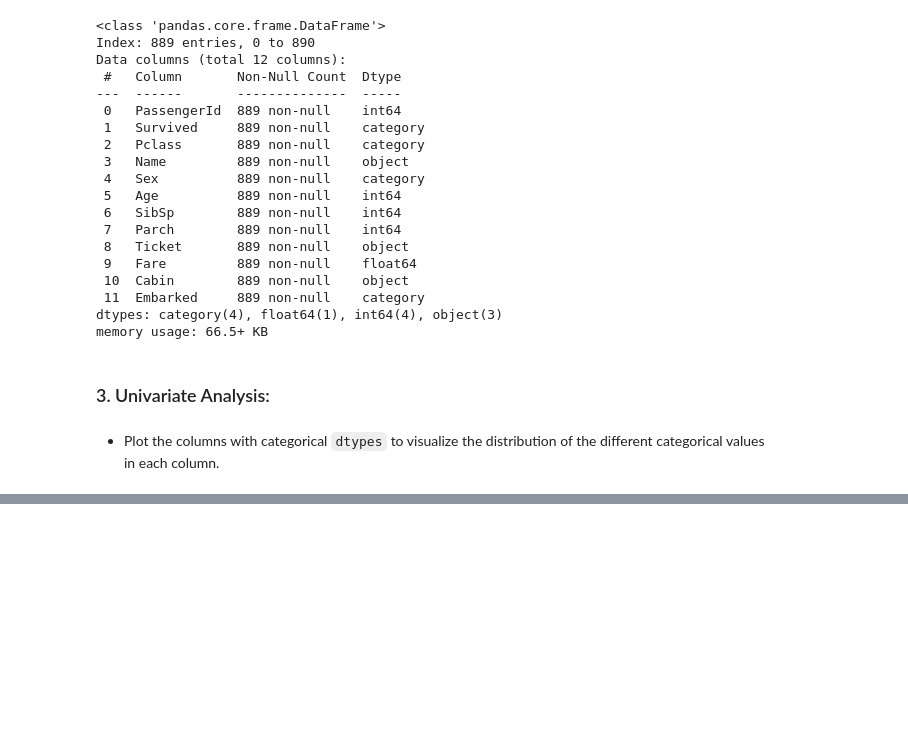
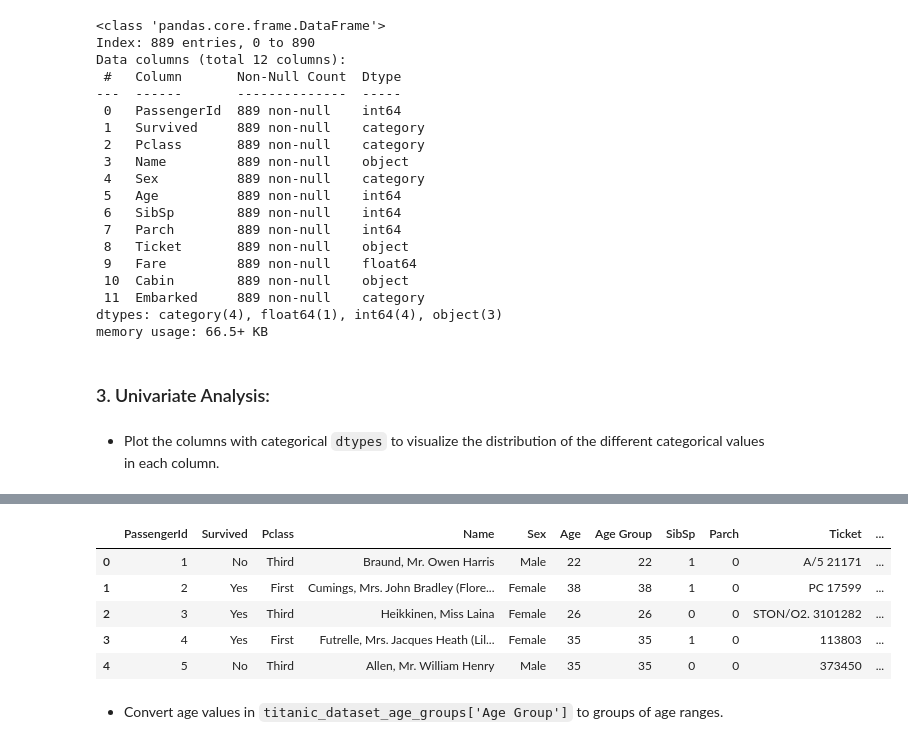
Before and after one commit to grace-sampao/Cyber-Shujaa---Exploratory-Data-Analysis, a Jupyter notebook: exploratory_data_analysis.ipynb, the cells around one changed output, grey strips where cells are left out. Saved outputs shown, nothing was run; the diff lists cells and outputs as text; code cells hidden in the pictures; blank space fills up the shorter version.

```diff
--- a/exploratory_data_analysis.ipynb
+++ b/exploratory_data_analysis.ipynb
@@ -692,0 +707,5 @@ plt.show()
+# %%
+# Create a new dataframe with the age group column:
+titanic_dataset_age_groups = titanic_dataset.copy()
+titanic_dataset_age_groups['Age Group'] = titanic_dataset['Age']
+titanic_dataset_age_groups.head()
@@ -692,0 +719,29 @@ plt.show()
+# %%
+# Re-arrange the column positions:
+column_labels = [
+  'PassengerId',
+  'Survived',
+  'Pclass',
+  'Name',
+  'Sex',
+  'Age',
+  'Age Group',
+  'SibSp',
+  'Parch',
+  'Ticket',
+  'Fare',
+  'Cabin',
+  'Embarked'
+]
+
+titanic_dataset_age_groups = titanic_dataset_age_groups.reindex(columns=column_labels)
+titanic_dataset_age_groups.head()
+# %% [output]
+|  | PassengerId | Survived | Pclass | Name | Sex | Age | Age Group | SibSp | Parch | Ticket | ... |
+| 0 | 1 | No | Third | Braund, Mr. Owen Harris | Male | 22 | 22 | 1 | 0 | A/5 21171 | ... |
+| 1 | 2 | Yes | First | Cumings, Mrs. John Bradley (Flore... | Female | 38 | 38 | 1 | 0 | PC 17599 | ... |
+| 2 | 3 | Yes | Third | Heikkinen, Miss Laina | Female | 26 | 26 | 0 | 0 | STON/O2. 3101282 | ... |
+| 3 | 4 | Yes | First | Futrelle, Mrs. Jacques Heath (Lil... | Female | 35 | 35 | 1 | 0 | 113803 | ... |
+| 4 | 5 | No | Third | Allen, Mr. William Henry | Male | 35 | 35 | 0 | 0 | 373450 | ... |
+# %% [markdown]
+- Convert age values in `titanic_dataset_age_groups['Age Group']` to groups of age ranges.
```
Also changed, not shown: parts of 5 cells of this notebook.
